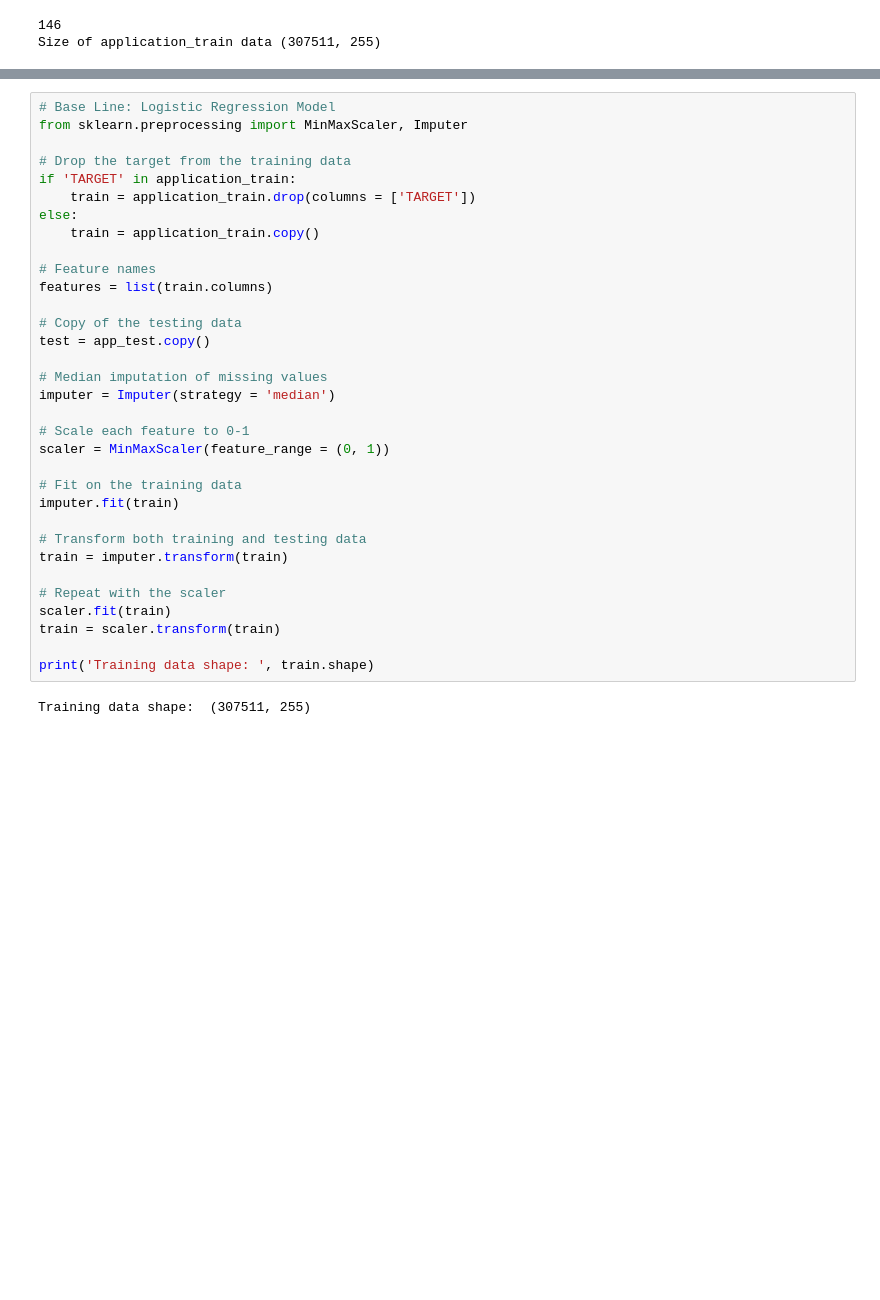
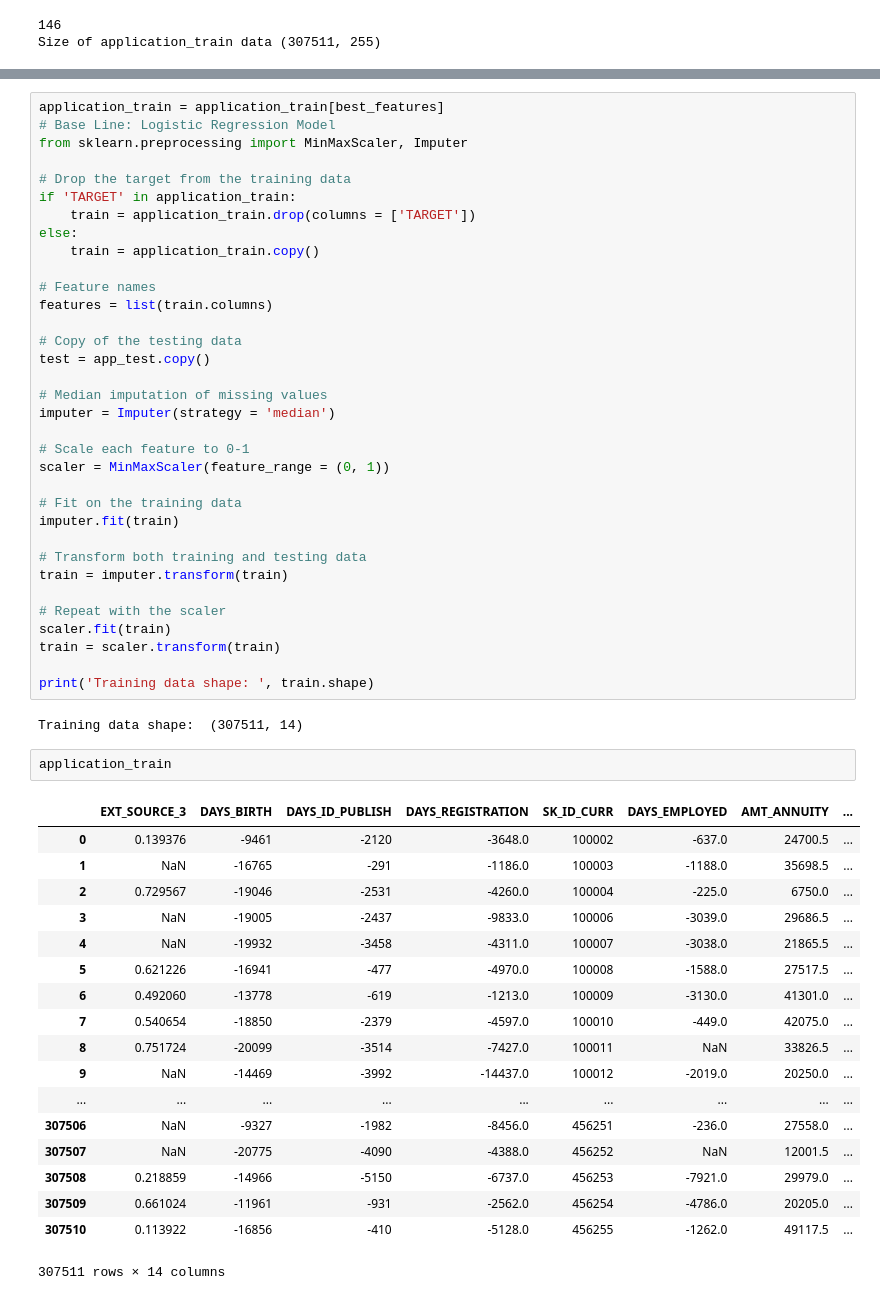
Before and after one commit to eminenceG/home-credit, a Jupyter notebook: notebooks/main.ipynb, the cells around one changed output, grey strips where cells are left out. Drawn from its saved outputs; the diff is of its cells as text; blank space fills up the shorter version.

```diff
--- a/notebooks/main.ipynb
+++ b/notebooks/main.ipynb
@@ -103,6 +103,7 @@ There are 0 anomalous days of employment
 Size of application_train data (307511, 256)
 [figure]
 # %%
+application_train = application_train[best_features]
 # Base Line: Logistic Regression Model
 from sklearn.preprocessing import MinMaxScaler, Imputer
 
@@ -136,5 +137,26 @@ train = scaler.transform(train)
 
 print('Training data shape: ', train.shape)
 # %% [output]
-Training data shape:  (307511, 255)
+Training data shape:  (307511, 14)
+# %%
+application_train
+# %% [output]
+|  | EXT_SOURCE_3 | DAYS_BIRTH | DAYS_ID_PUBLISH | DAYS_REGISTRATION | SK_ID_CURR | DAYS_EMPLOYED | AMT_ANNUITY | ... |
+| 0 | 0.139376 | -9461 | -2120 | -3648.0 | 100002 | -637.0 | 24700.5 | ... |
+| 1 | NaN | -16765 | -291 | -1186.0 | 100003 | -1188.0 | 35698.5 | ... |
+| 2 | 0.729567 | -19046 | -2531 | -4260.0 | 100004 | -225.0 | 6750.0 | ... |
+| 3 | NaN | -19005 | -2437 | -9833.0 | 100006 | -3039.0 | 29686.5 | ... |
+| 4 | NaN | -19932 | -3458 | -4311.0 | 100007 | -3038.0 | 21865.5 | ... |
+| 5 | 0.621226 | -16941 | -477 | -4970.0 | 100008 | -1588.0 | 27517.5 | ... |
+| 6 | 0.492060 | -13778 | -619 | -1213.0 | 100009 | -3130.0 | 41301.0 | ... |
+| 7 | 0.540654 | -18850 | -2379 | -4597.0 | 100010 | -449.0 | 42075.0 | ... |
+| 8 | 0.751724 | -20099 | -3514 | -7427.0 | 100011 | NaN | 33826.5 | ... |
+| 9 | NaN | -14469 | -3992 | -14437.0 | 100012 | -2019.0 | 20250.0 | ... |
+| ... | ... | ... | ... | ... | ... | ... | ... | ... |
+| 307506 | NaN | -9327 | -1982 | -8456.0 | 456251 | -236.0 | 27558.0 | ... |
+| 307507 | NaN | -20775 | -4090 | -4388.0 | 456252 | NaN | 12001.5 | ... |
+| 307508 | 0.218859 | -14966 | -5150 | -6737.0 | 456253 | -7921.0 | 29979.0 | ... |
+| 307509 | 0.661024 | -11961 | -931 | -2562.0 | 456254 | -4786.0 | 20205.0 | ... |
+| 307510 | 0.113922 | -16856 | -410 | -5128.0 | 456255 | -1262.0 | 49117.5 | ... |
+307511 rows × 14 columns
 # %%
```
Also changed, not shown: parts of 9 cells of this notebook.
